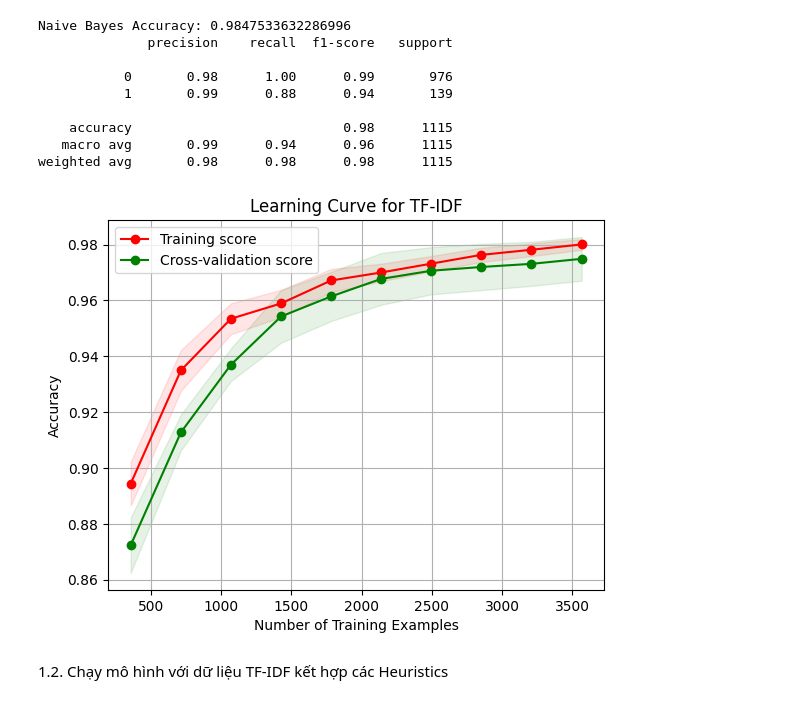
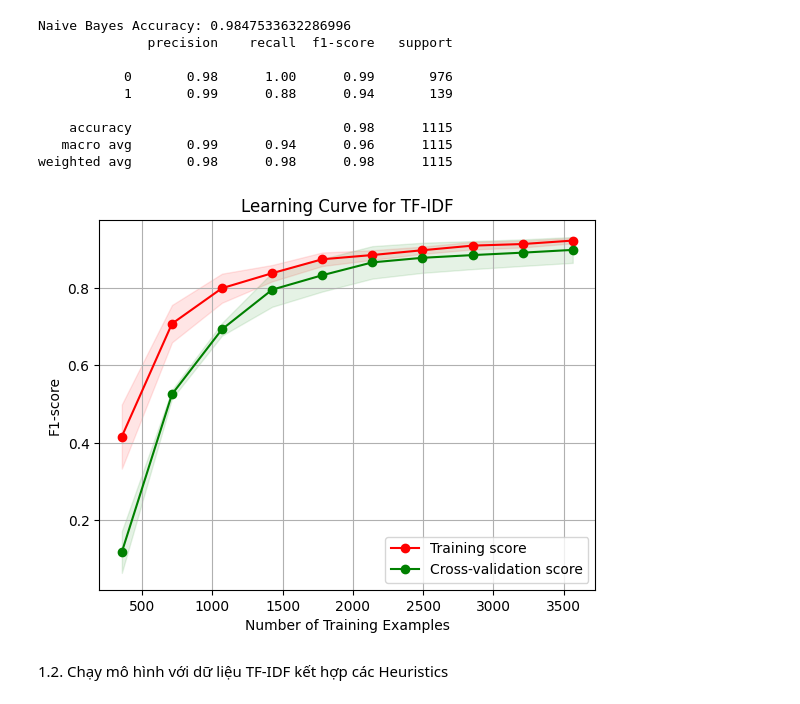
Before and after one commit to nphh05/SpamMessageClassification, a Jupyter notebook: Phân_loại_Text_Spam.ipynb, the cells around one changed output. Drawn from its saved outputs; the diff is of its cells as text; code cells hidden in the pictures.

```diff
--- a/Phân_loại_Text_Spam.ipynb
+++ b/Phân_loại_Text_Spam.ipynb
@@ -130,35 +132,32 @@ class CustomTfidfVectorizer:
     def _get_ngrams(self, words, n):
         """Generate n-grams from a list of words."""
         return [" ".join(words[i:i+n]) for i in range(len(words) - n + 1)]
-
     def fit(self, documents):
-        # Build vocabulary and calculate IDF
         word_counts = Counter()
         doc_counts = Counter()
         n_docs = len(documents)
 
-        # Count word/ngram frequencies and document frequencies
         for doc in documents:
             words = doc.split()
-            ngrams = set()
+            ngrams = []
+            ngrams_set = set()
             for n in range(self.ngram_range[0], self.ngram_range[1] + 1):
                 if len(words) >= n:
-                    ngrams.update(self._get_ngrams(words, n))
-            word_counts.update(ngrams)
-            doc_counts.update(ngrams)
+                    current_ngrams = self._get_ngrams(words, n)
+                    ngrams.extend(current_ngrams)  # Đếm tần suất thực tế
+                    ngrams_set.update(current_ngrams)  # Đếm tần suất tài liệu
+            word_counts.update(ngrams)  # Cập nhật tần suất xuất hiện
+            doc_counts.update(ngrams_set)  # Cập nhật tần suất tài liệu
 
-        # Select top max_features words/ngrams (if specified)
         if self.max_features:
             word_counts = dict(word_counts.most_common(self.max_features))
         else:
             word_counts = dict(word_counts)
 
-        # Build vocabulary (word/ngram -> index)
         self.vocab = {word: idx for idx, (word, _) in enumerate(word_counts.items())}
 
-        # Calculate IDF
         for word in self.vocab:
-            self.idf[word] = np.log(n_docs / (doc_counts[word] + 1)) + 1  # Smoothing
+            self.idf[word] = np.log(n_docs / (doc_counts[word] + 1)) + 1
 
         return self
 
@@ -368,36 +367,36 @@ import matplotlib.pyplot as plt
 
 # Xác định các kích thước tập huấn luyện
 train_sizes = np.linspace(0.1, 1.0, 10)
 
 # Tính toán dữ liệu learning curve
 train_sizes, train_scores, val_scores = learning_curve(
-    nb_model, X_train, y_train, train_sizes=train_sizes, cv=5, scoring='accuracy'
+    nb_model, X_train, y_train, train_sizes=train_sizes, cv=5, scoring='f1'
 )
 
 # Tính giá trị trung bình và độ lệch chuẩn
 train_scores_mean = np.mean(train_scores, axis=1)
 train_scores_std = np.std(train_scores, axis=1)
 val_scores_mean = np.mean(val_scores, axis=1)
 val_scores_std = np.std(val_scores, axis=1)
 
 # Vẽ biểu đồ learning curve
 plt.figure()
 plt.title('Learning Curve for TF-IDF')
 plt.xlabel('Number of Training Examples')
-plt.ylabel('Accuracy')
+plt.ylabel('F1-score')
 plt.grid()
 
 plt.fill_between(train_sizes, train_scores_mean - train_scores_std,
                  train_scores_mean + train_scores_std, alpha=0.1, color="r")
 plt.fill_between(train_sizes, val_scores_mean - val_scores_std,
                  val_scores_mean + val_scores_std, alpha=0.1, color="g")
 plt.plot(train_sizes, train_scores_mean, 'o-', color="r", label="Training score")
 plt.plot(train_sizes, val_scores_mean, 'o-', color="g", label="Cross-validation score")
 
 plt.legend(loc="best")
 plt.show()
 # %% [output]
-[figure, old version]
+[figure, new version]
 # %% [markdown]
 1.2. Chạy mô hình với dữ liệu TF-IDF kết hợp các Heuristics
 # %%
```
Also changed, not shown: parts of 4 cells of this notebook.
